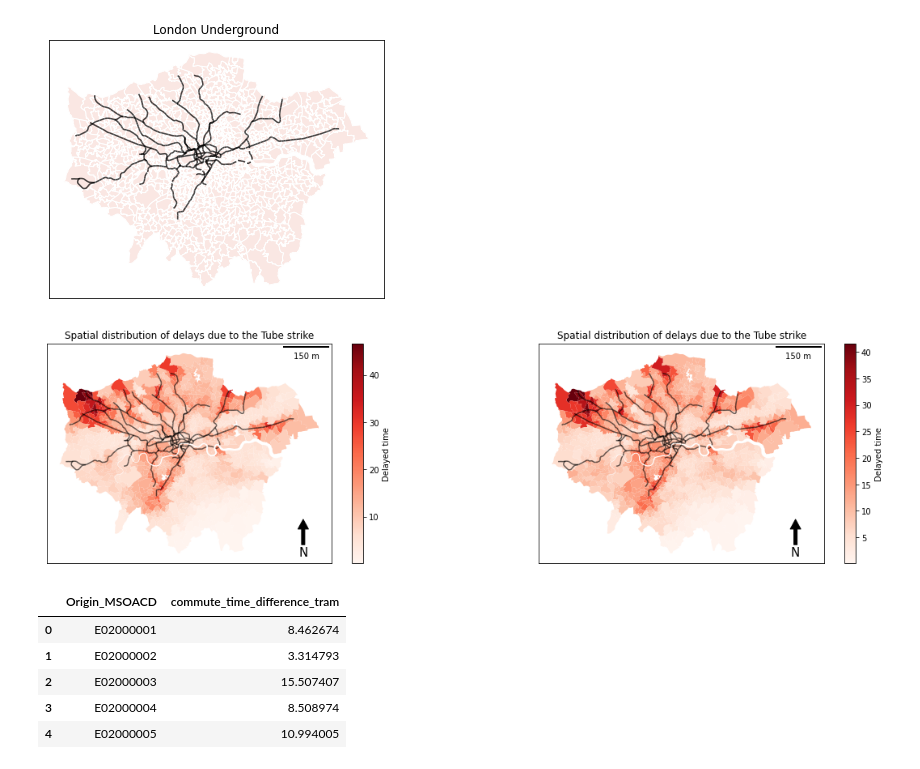
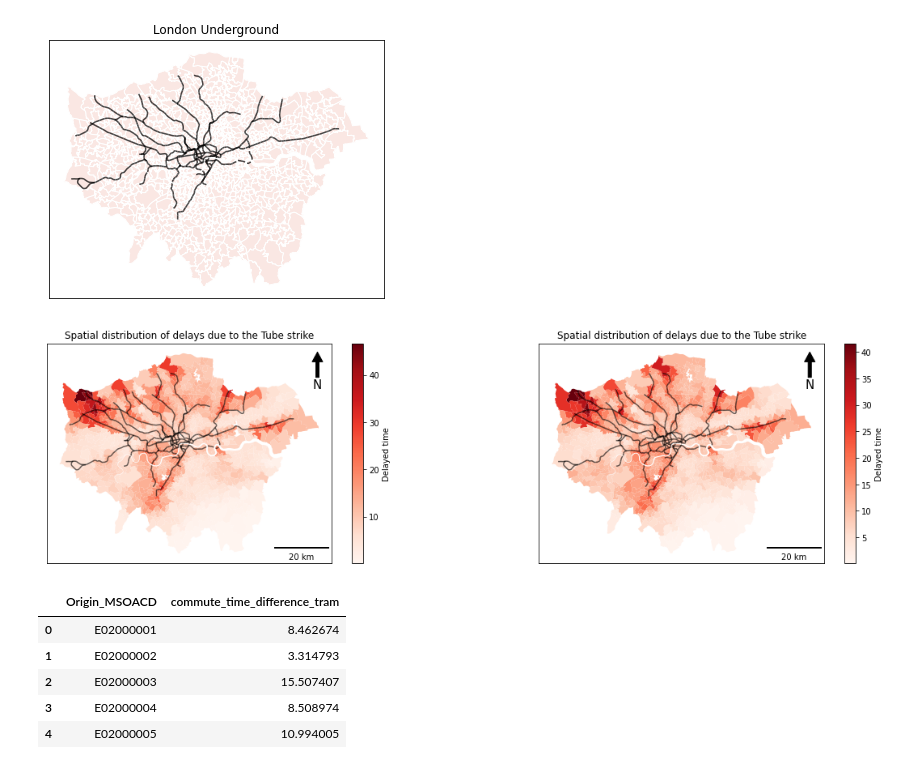
Before and after one commit to xinyi8888/CASA_dissertation, a Jupyter notebook: Draft.ipynb, the cells around one changed output. Drawn from its saved outputs; the diff is of its cells as text; code cells hidden in the pictures.

Commit message:
update scalebar

```diff
--- a/Draft.ipynb
+++ b/Draft.ipynb
@@ -234,44 +238,48 @@ ax.set_title('London Underground')
 plt.show()
 # %% [output]
 [figure]
+# %%
+A=[-0.09213*np.pi/180.,51.51482*np.pi/180.] #Latitude of interest here 40.7 deg, longitude -74.5
+B=[-1.09213*np.pi/180.,51.51482*np.pi/180.] ##Latitude of interest here 40.7 deg, longitude -74.5+1
+dx=(6371000)*haversine_distances([A,B])[0,1]
 # %%
-x, y, arrow_length = 0.9, 0.2, 0.15
+x, y, arrow_length = 0.95, 0.96, 0.15
 
 commute_time_strike_tube_mean_geo=pd.merge(London, commute_time_strike_tube_mean, left_on='MSOA11CD', right_on='Origin_MSOACD')
 commute_time_strike_tube_des_mean_geo=pd.merge(London, commute_time_strike_tube_des_mean, left_on='MSOA11CD', right_on='Destination_MSOACD')
 fig, axes = plt.subplots(figsize=(20,5), nrows=1, ncols=2)
 
 
 #commute_time_strike_mean_geo.plot(column=commute_time_strike_mean_geo['commute_time_difference_p25'], legend= True, cmap='Reds', ax=axes[0])
 commute_time_strike_tube_mean_geo.plot(column=commute_time_strike_tube_mean_geo['commute_time_difference_tube'], legend= False, cmap='Reds', alpha=1, ax=axes[0])
 #lines.plot(color='black', alpha=0.4, ax=axes[0])
 clipped_London_tube.plot(color='black', alpha=0.6, ax=axes[0])
 axes[0].set_xticks([])
 axes[0].set_yticks([])
-axes[0].add_artist(ScaleBar(1, dimension="si-length", units="km"))
+axes[0].add_artist(ScaleBar(dx=dx, dimension="si-length", units="m", location="lower right"))
 axes[0].set_title('Spatial distribution of delays due to the Tube strike')
 axes[0].annotate('N', xy=(x, y), xytext=(x, y-arrow_length),
             arrowprops=dict(facecolor='black', width=4, headwidth=13),
             ha='center', va='center', fontsize=15,
             xycoords=axes[0].transAxes)
 cbar = plt.colorbar(axes[0].collections[0], ax=axes[0])
 cbar.set_label('Delayed time')
 
 
 test=commute_time_strike_tube_mean_geo.plot(column=commute_time_strike_tube_des_mean_geo['commute_time_difference_tube'], legend= False, cmap='Reds', ax=axes[1])
 clipped_London_tube.plot(color='black', alpha=0.6, ax=axes[1])
 axes[1].set_xticks([])
 axes[1].set_yticks([])
-axes[1].add_artist(ScaleBar(1, dimension="si-length", units="km"))
+axes[1].add_artist(ScaleBar(dx=dx, dimension="si-length", units="m", location="lower right"))
 axes[1].set_title('Spatial distribution of delays due to the Tube strike')
 axes[1].annotate('N', xy=(x, y), xytext=(x, y-arrow_length),
             arrowprops=dict(facecolor='black', width=4, headwidth=13),
             ha='center', va='center', fontsize=15,
             xycoords=axes[1].transAxes)
 cbar = plt.colorbar(axes[1].collections[0], ax=axes[1])
 cbar.set_label('Delayed time')
 # %% [output]
-[figure, old version]
+[figure, new version]
 # %%
 commute_time_strike_tram_mean=commute_time_com.groupby(by='Origin_MSOACD').mean()
 commute_time_strike_tram_mean=commute_time_strike_tram_mean.loc[:,['commute_time_difference_tram']]
```
Also changed, not shown: parts of 3 cells of this notebook.
